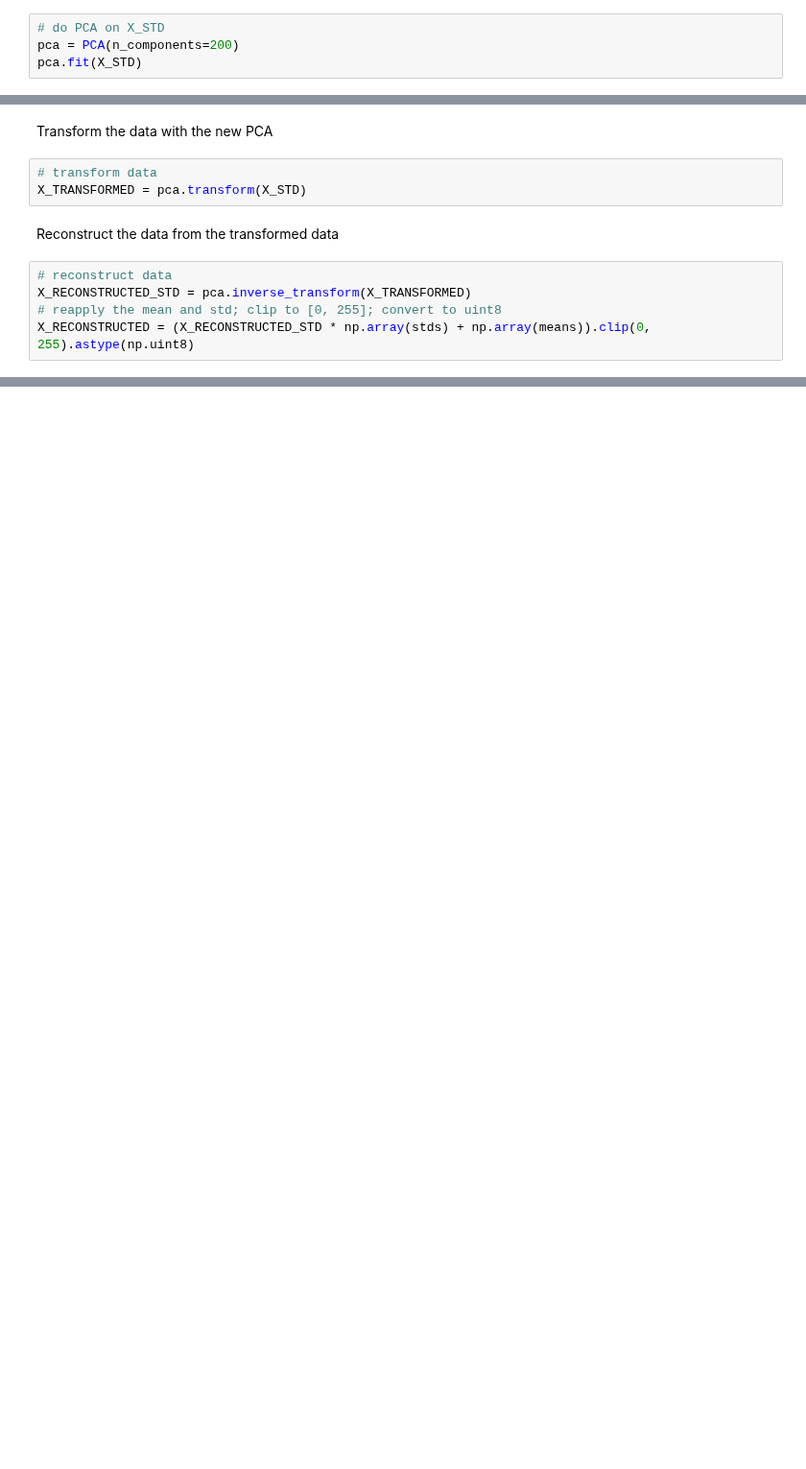
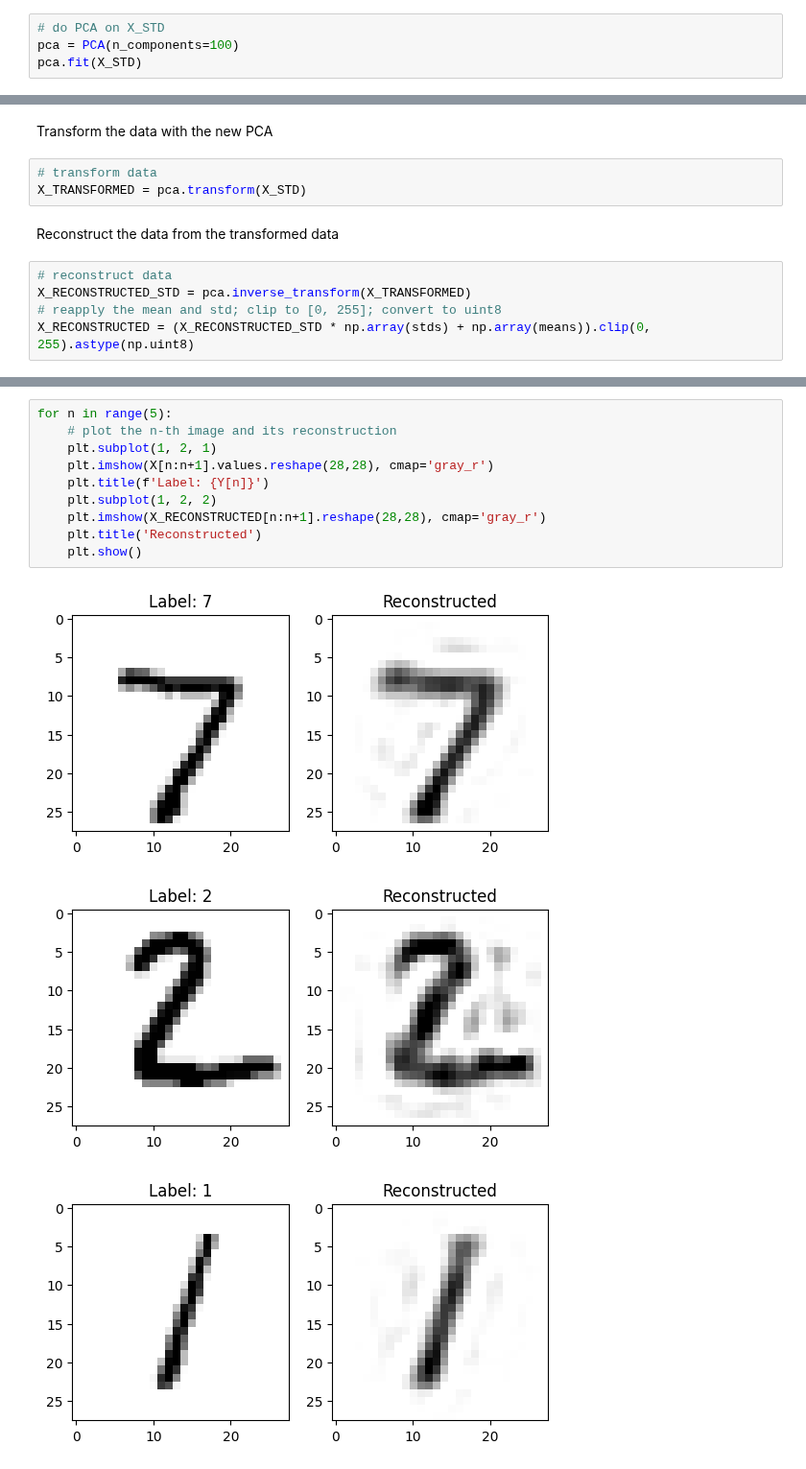
Before and after one commit to pauldubois98/RefresherMaths2023, a Jupyter notebook: ExercisesSet5/NotebookPCA.ipynb, the cells around one changed output, grey strips where cells are left out. Shown at 96% size. Drawn from its saved outputs; the diff is of its cells as text; blank space fills up the shorter version.

Commit message:
plot 5 images + reconstruction

```diff
--- a/ExercisesSet5/NotebookPCA.ipynb
+++ b/ExercisesSet5/NotebookPCA.ipynb
@@ -307,6 +307,6 @@ $\approx 100$ components are needed to explain $70\%$ of the variance
 Perfom a new PCA on the data with `sklearn.decomposition.PCA` with $100$ components
 # %%
 # do PCA on X_STD
-pca = PCA(n_components=200)
+pca = PCA(n_components=100)
 pca.fit(X_STD)
 # %% [output]
@@ -327,0 +328,14 @@ X_RECONSTRUCTED = (X_RECONSTRUCTED_STD * np.array(stds) + np.array(means)).clip(
+# %%
+for n in range(5):
+    # plot the n-th image and its reconstruction
+    plt.subplot(1, 2, 1)
+    plt.imshow(X[n:n+1].values.reshape(28,28), cmap='gray_r')
+    plt.title(f'Label: {Y[n]}')
+    plt.subplot(1, 2, 2)
+    plt.imshow(X_RECONSTRUCTED[n:n+1].reshape(28,28), cmap='gray_r')
+    plt.title('Reconstructed')
+    plt.show()
+# %% [output]
+[figure, added]
+[figure, added]
+[figure, added]
```
Also changed, not shown: parts of 4 cells of this notebook.
